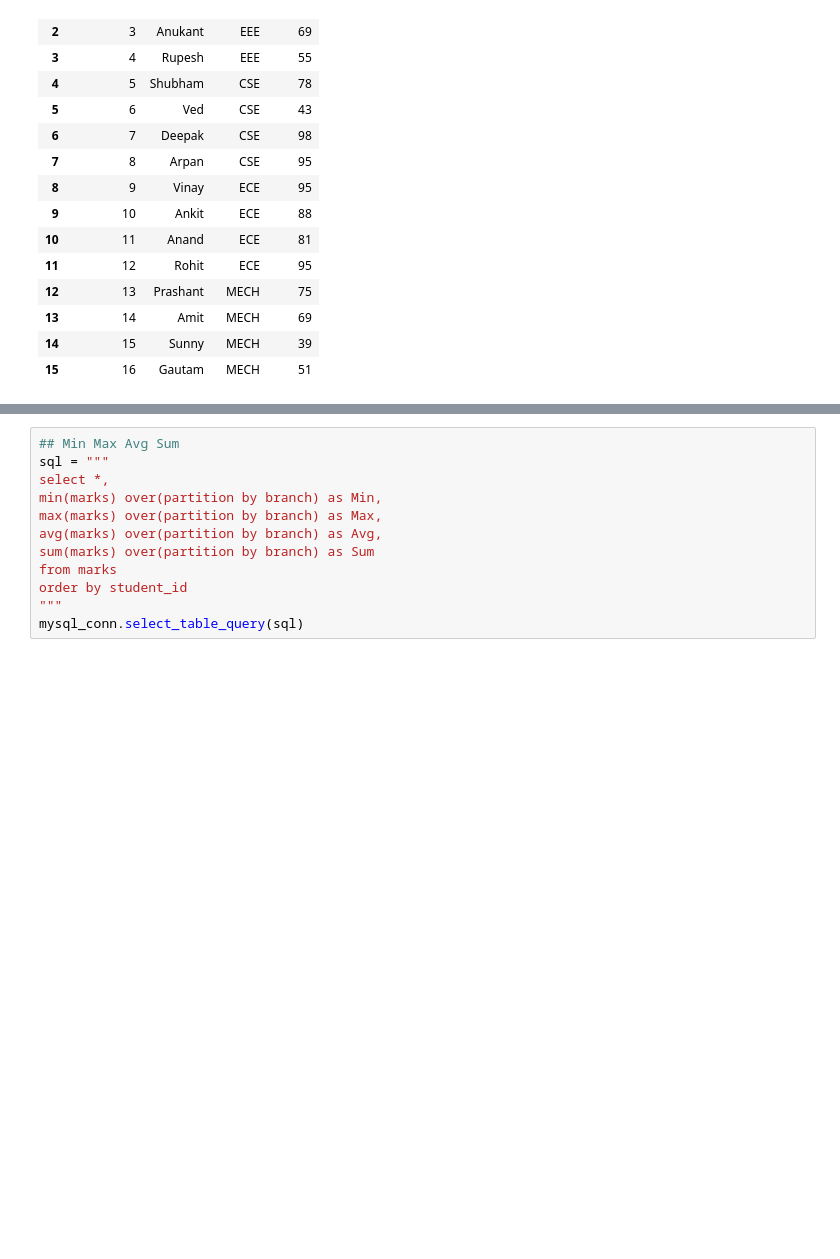
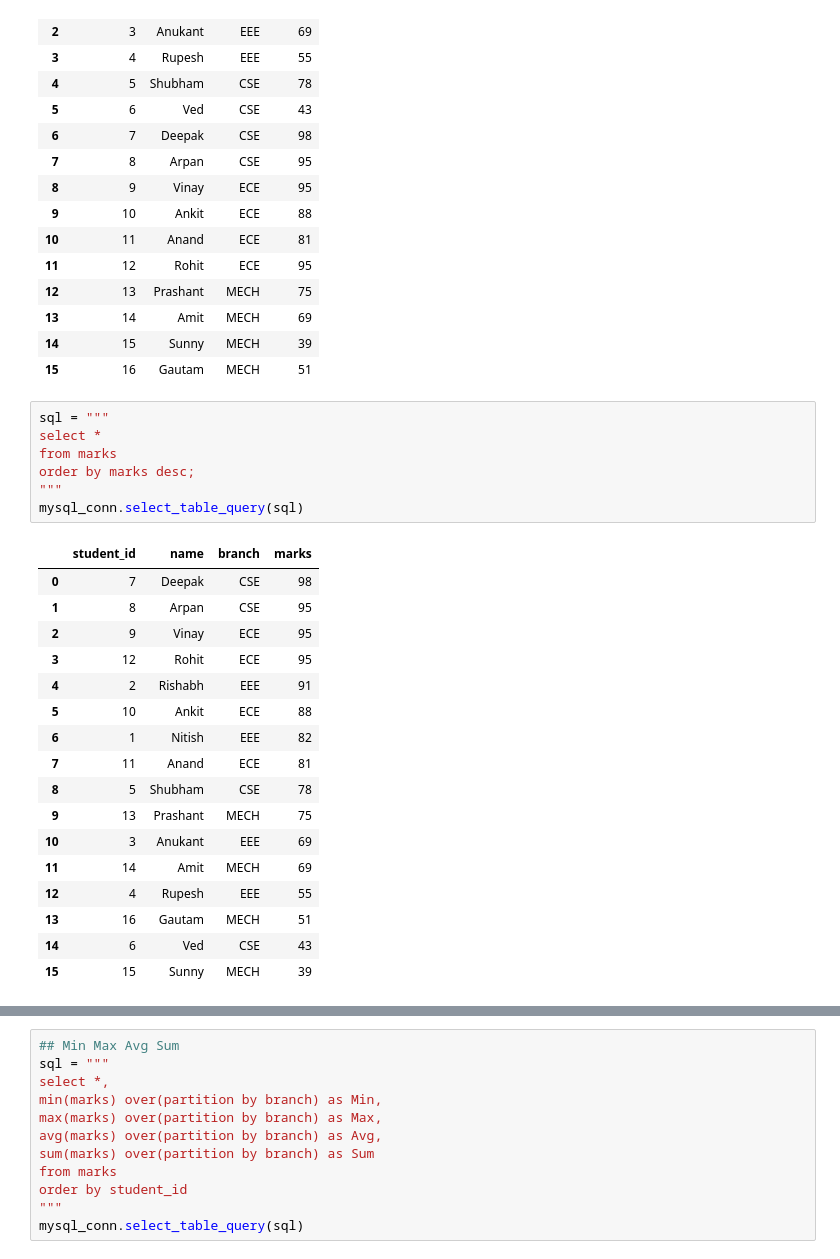
Before and after one commit to ndangol4873/ML_NOTE, a Jupyter notebook: SQL/Python_4_sql/Window_function.ipynb, the cells around one changed output, grey strips where cells are left out. Cells and saved outputs as stored; diff of their text form; blank space fills up the shorter version.

```diff
--- a/SQL/Python_4_sql/Window_function.ipynb
+++ b/SQL/Python_4_sql/Window_function.ipynb
@@ -73,3 +76,28 @@ mysql_conn.select_table_query('select * from marks')
 | 13 | 14 | Amit | MECH | 69 |
 | 14 | 15 | Sunny | MECH | 39 |
 | 15 | 16 | Gautam | MECH | 51 |
+# %%
+sql = """
+select *
+from marks
+order by marks desc;
+"""
+mysql_conn.select_table_query(sql)
+# %% [output]
+|  | student_id | name | branch | marks |
+| 0 | 7 | Deepak | CSE | 98 |
+| 1 | 8 | Arpan | CSE | 95 |
+| 2 | 9 | Vinay | ECE | 95 |
+| 3 | 12 | Rohit | ECE | 95 |
+| 4 | 2 | Rishabh | EEE | 91 |
+| 5 | 10 | Ankit | ECE | 88 |
+| 6 | 1 | Nitish | EEE | 82 |
+| 7 | 11 | Anand | ECE | 81 |
+| 8 | 5 | Shubham | CSE | 78 |
+| 9 | 13 | Prashant | MECH | 75 |
+| 10 | 3 | Anukant | EEE | 69 |
+| 11 | 14 | Amit | MECH | 69 |
+| 12 | 4 | Rupesh | EEE | 55 |
+| 13 | 16 | Gautam | MECH | 51 |
+| 14 | 6 | Ved | CSE | 43 |
+| 15 | 15 | Sunny | MECH | 39 |
```
Also changed, not shown: parts of 19 cells of this notebook, 11 other files.
